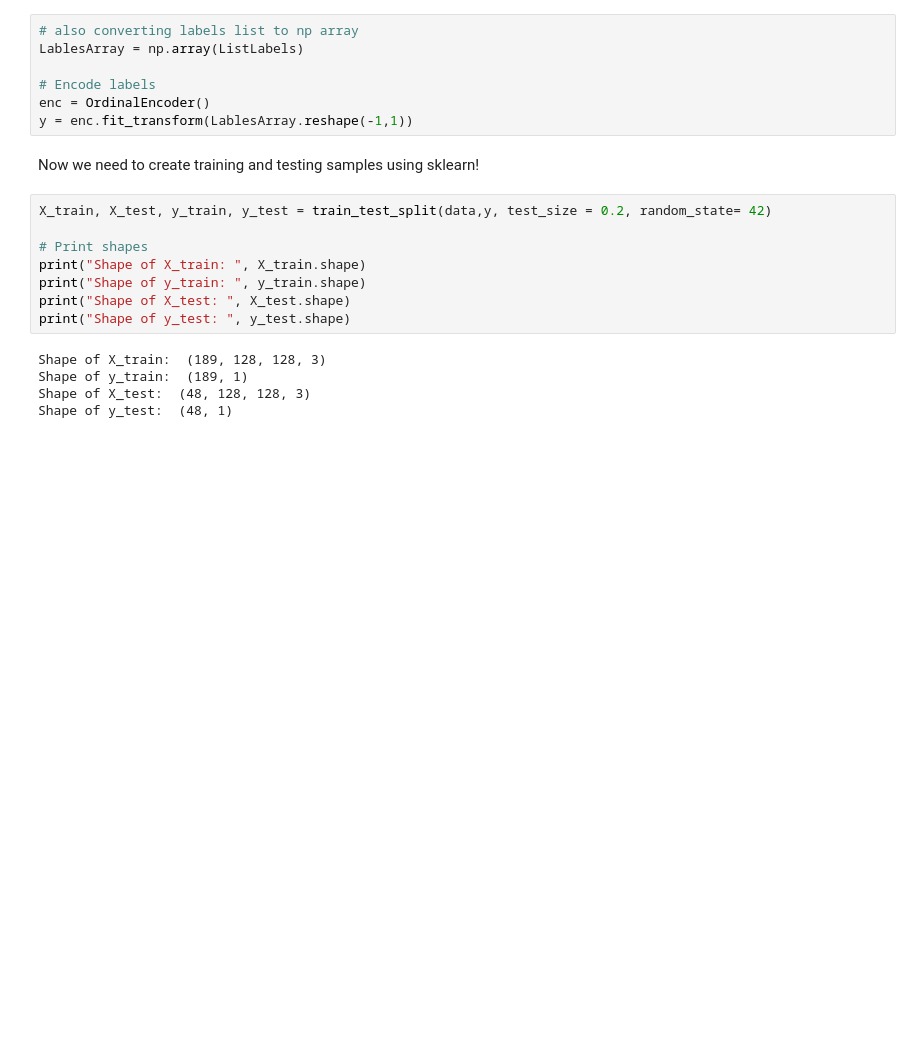
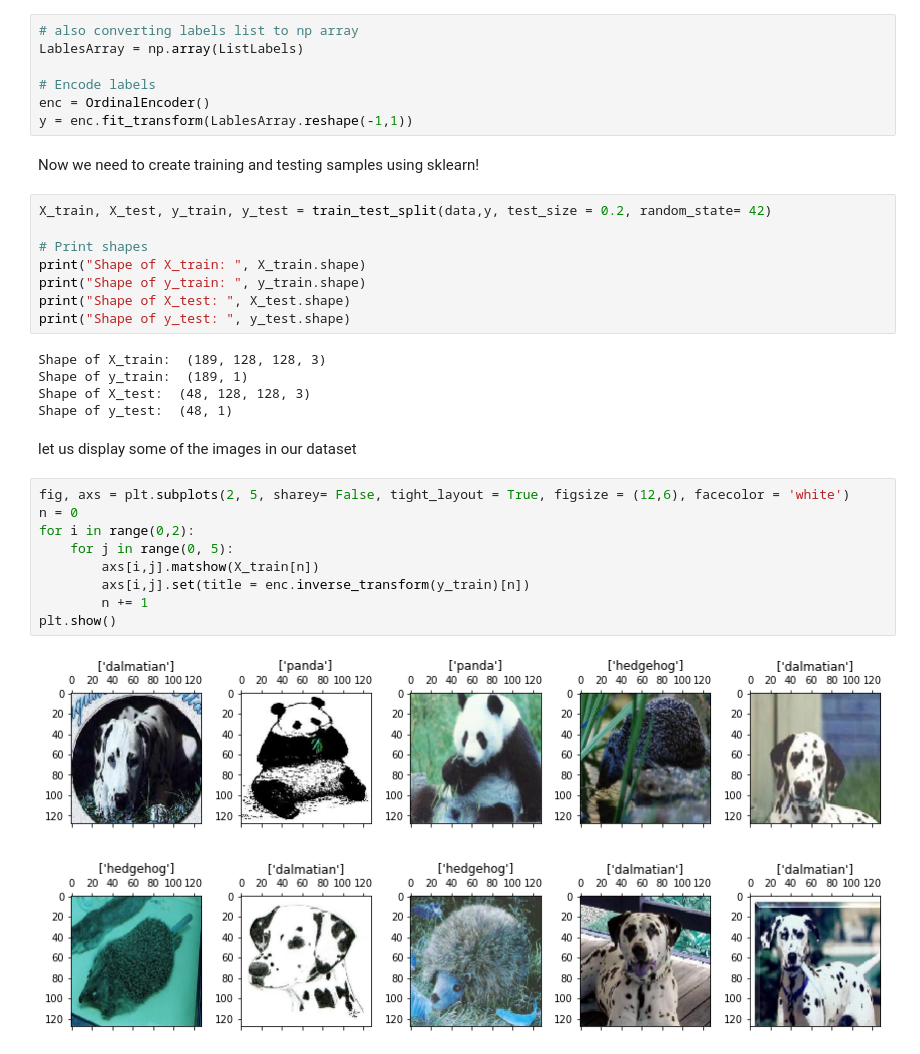
Before and after one commit to tobixoxo/Caltech-101-CNN, a Jupyter notebook: image classifier.ipynb, the cells around one changed output. Cells and saved outputs as stored; diff of their text form; blank space fills up the shorter version.

```diff
--- a/image classifier.ipynb
+++ b/image classifier.ipynb
@@ -94,3 +94,16 @@ Shape of X_train:  (189, 128, 128, 3)
 Shape of y_train:  (189, 1)
 Shape of X_test:  (48, 128, 128, 3)
 Shape of y_test:  (48, 1)
+# %% [markdown]
+let us display some of the images in our dataset
+# %%
+fig, axs = plt.subplots(2, 5, sharey= False, tight_layout = True, figsize = (12,6), facecolor = 'white')
+n = 0
+for i in range(0,2):
+    for j in range(0, 5):
+        axs[i,j].matshow(X_train[n])
+        axs[i,j].set(title = enc.inverse_transform(y_train)[n])
+        n += 1
+plt.show()
+# %% [output]
+[figure, added]
```
Also changed, not shown: parts of 3 cells of this notebook.
